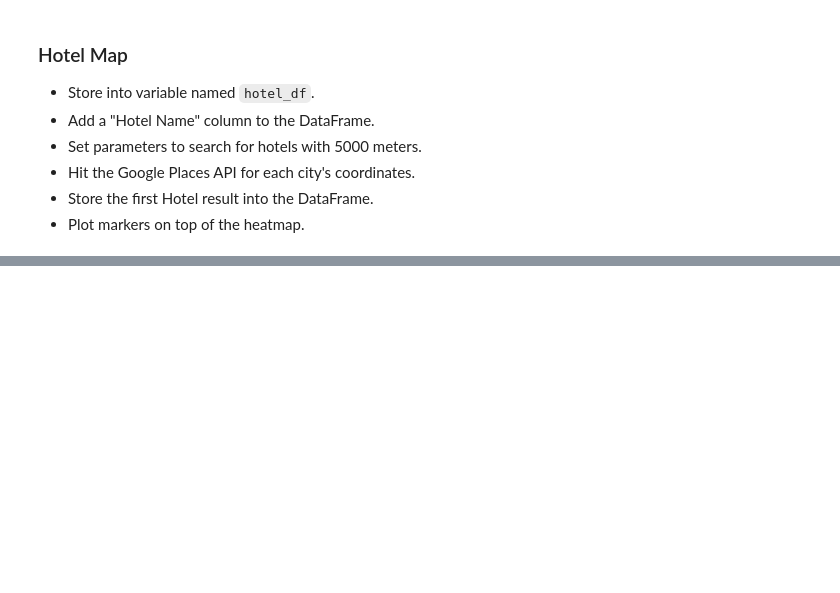
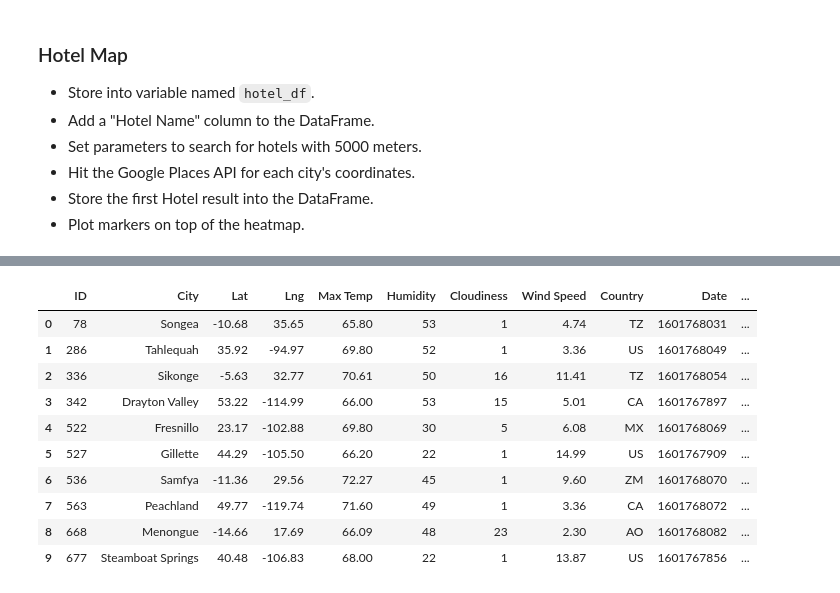
Before and after one commit to mariasierralizarazo/python-api-challenge, a Jupyter notebook: VacationPy/VacationPy.ipynb, the cells around one changed output, grey strips where cells are left out. Drawn from its saved outputs; the diff is of its cells as text; code cells hidden in the pictures; blank space fills up the shorter version.

```diff
--- a/VacationPy/VacationPy.ipynb
+++ b/VacationPy/VacationPy.ipynb
@@ -95,0 +131,13 @@ Map(configuration={'api_key': 'AIzaSyAZjwJNSjbBLU4D-N4G_QzGwyGGR8LzsZQ'}, data_b
+# %%
+# Checking the API call with the first city, for having a better view of the response
+base_url = base_url = "https://maps.googleapis.com/maps/api/place/nearbysearch/json"
+# Parameter dictionary definition
+parameters = {
+    'location':"-10.68,35.65",
+    'radius': 5000,
+    'types': 'hotel',
+    'keyword': 'hotel',
+    'key': g_key
+}
+response = requests.get(base_url, params=parameters).json()
+print(json.dumps(response, indent=4, sort_keys=True))
@@ -95,0 +164,28 @@ Map(configuration={'api_key': 'AIzaSyAZjwJNSjbBLU4D-N4G_QzGwyGGR8LzsZQ'}, data_b
+# %%
+base_url = base_url = "https://maps.googleapis.com/maps/api/place/nearbysearch/json"
+# Parameter dictionary definition
+parameters = {
+    'location':"",
+    'radius': 5000,
+    'types': 'hotel',
+    'keyword': 'hotel',
+    'key': g_key
+}
+# for loop for getting the hotels information
+for index, row in hotel_df.iterrows():
+    # assemble url and make API request
+    print(f"Retrieving Results for Index {index}: {row['City']}.")
+    parameters['location'] = f"{row['Lat']},{row['Lng']}"
+    response = requests.get(base_url, params=parameters).json()
+    results = response['results']
+    try:
+        #row['Hotel Name'] = results[0]['name']
+        hotel_df.loc[index, 'Hotel Name'] = results[0]['name']
+        hotel_df.loc[index, 'Hotel Lat'] = results[0]['geometry']['location']['lat']
+        hotel_df.loc[index, 'Hotel Lng'] = results[0]['geometry']['location']['lng']
+
+        print(f"The hotel {results[0]['name']} is located in {row['City']}")
+    except (KeyError, IndexError):
+        print("Missing field/result... skipping.")
+
+    print("------------")
@@ -95,0 +210,15 @@ Map(configuration={'api_key': 'AIzaSyAZjwJNSjbBLU4D-N4G_QzGwyGGR8LzsZQ'}, data_b
+# %%
+# checking the information in the hotels dataframe with the new data about the hotels
+hotel_df
+# %% [output]
+|  | ID | City | Lat | Lng | Max Temp | Humidity | Cloudiness | Wind Speed | Country | Date | ... |
+| 0 | 78 | Songea | -10.68 | 35.65 | 65.80 | 53 | 1 | 4.74 | TZ | 1601768031 | ... |
+| 1 | 286 | Tahlequah | 35.92 | -94.97 | 69.80 | 52 | 1 | 3.36 | US | 1601768049 | ... |
+| 2 | 336 | Sikonge | -5.63 | 32.77 | 70.61 | 50 | 16 | 11.41 | TZ | 1601768054 | ... |
+| 3 | 342 | Drayton Valley | 53.22 | -114.99 | 66.00 | 53 | 15 | 5.01 | CA | 1601767897 | ... |
+| 4 | 522 | Fresnillo | 23.17 | -102.88 | 69.80 | 30 | 5 | 6.08 | MX | 1601768069 | ... |
+| 5 | 527 | Gillette | 44.29 | -105.50 | 66.20 | 22 | 1 | 14.99 | US | 1601767909 | ... |
+| 6 | 536 | Samfya | -11.36 | 29.56 | 72.27 | 45 | 1 | 9.60 | ZM | 1601768070 | ... |
+| 7 | 563 | Peachland | 49.77 | -119.74 | 71.60 | 49 | 1 | 3.36 | CA | 1601768072 | ... |
+| 8 | 668 | Menongue | -14.66 | 17.69 | 66.09 | 48 | 23 | 2.30 | AO | 1601768082 | ... |
+| 9 | 677 | Steamboat Springs | 40.48 | -106.83 | 68.00 | 22 | 1 | 13.87 | US | 1601767856 | ... |
```
Also changed, not shown: parts of 10 cells of this notebook.
